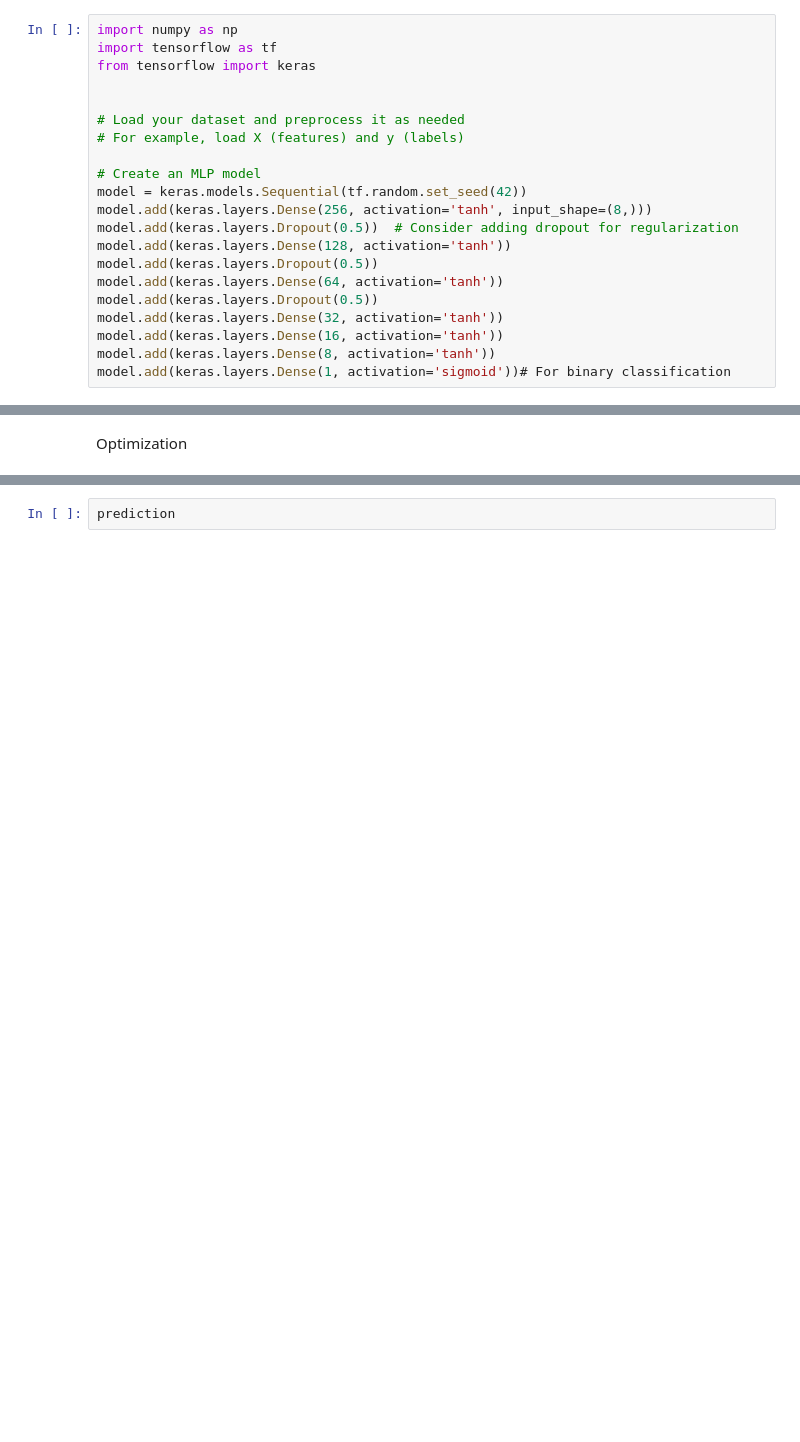
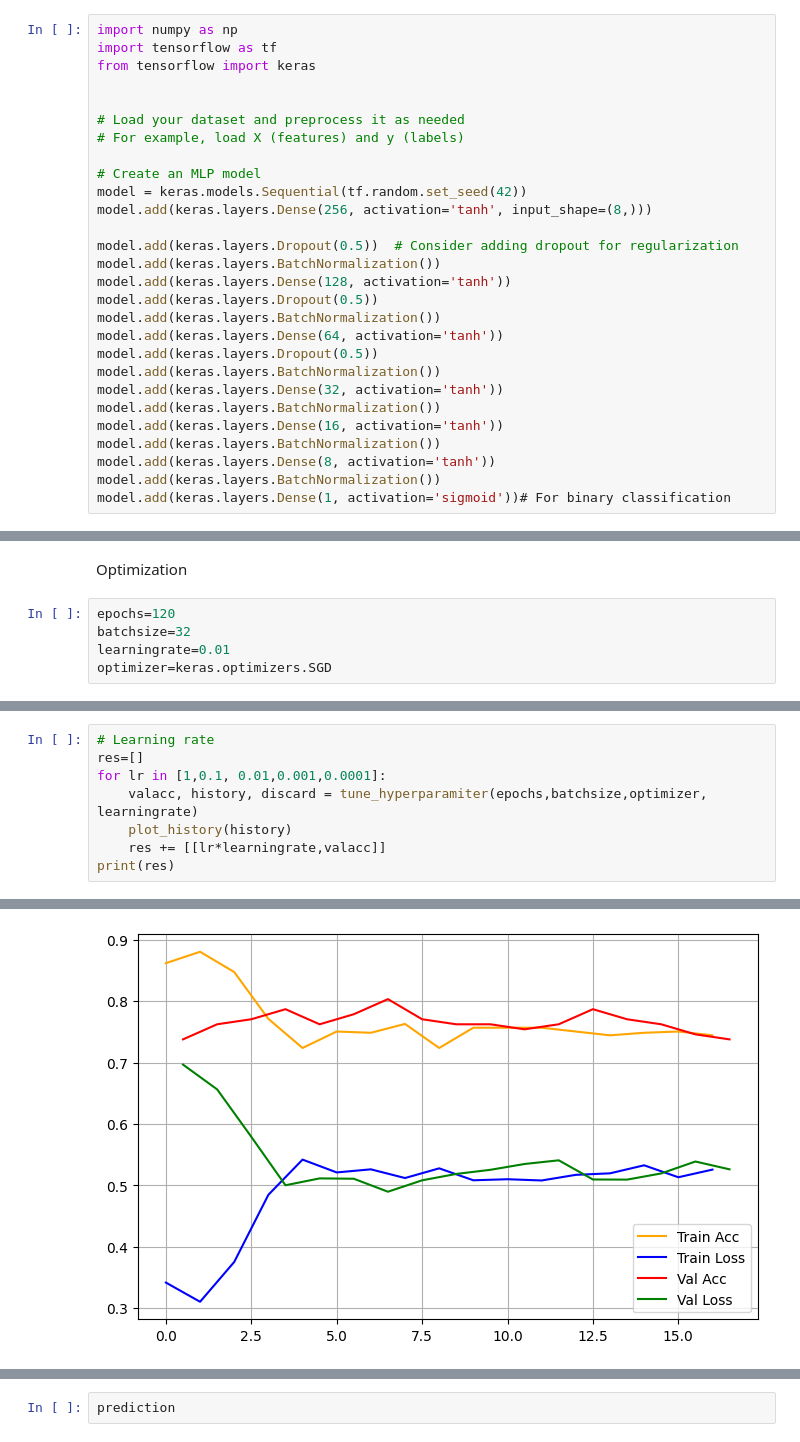
Before and after one commit to Joizra/Multilayer-Perceptron, a Jupyter notebook: A_1.ipynb, the cells around one changed output, grey strips where cells are left out. Drawn from its saved outputs; the diff is of its cells as text; blank space fills up the shorter version.

```diff
--- a/A_1.ipynb
+++ b/A_1.ipynb
@@ -457,14 +457,21 @@ from tensorflow import keras
 # Create an MLP model
 model = keras.models.Sequential(tf.random.set_seed(42))
 model.add(keras.layers.Dense(256, activation='tanh', input_shape=(8,)))
+
 model.add(keras.layers.Dropout(0.5))  # Consider adding dropout for regularization
+model.add(keras.layers.BatchNormalization())
 model.add(keras.layers.Dense(128, activation='tanh'))
 model.add(keras.layers.Dropout(0.5))
+model.add(keras.layers.BatchNormalization())
 model.add(keras.layers.Dense(64, activation='tanh'))
 model.add(keras.layers.Dropout(0.5))
+model.add(keras.layers.BatchNormalization())
 model.add(keras.layers.Dense(32, activation='tanh'))
+model.add(keras.layers.BatchNormalization())
 model.add(keras.layers.Dense(16, activation='tanh'))
+model.add(keras.layers.BatchNormalization())
 model.add(keras.layers.Dense(8, activation='tanh'))
+model.add(keras.layers.BatchNormalization())
 model.add(keras.layers.Dense(1, activation='sigmoid'))# For binary classification
 # %%
 model.summary()
@@ -488,3 +495,8 @@ Non-trainable params: 0 (0.00 Byte)
 _________________________________________________________________
 # %% [markdown]
 Optimization
+# %%
+epochs=120
+batchsize=32
+learningrate=0.01
+optimizer=keras.optimizers.SGD
@@ -490,0 +622,9 @@ Optimization
+# %%
+# Learning rate
+res=[]
+for lr in [1,0.1, 0.01,0.001,0.0001]:
+    valacc, history, discard = tune_hyperparamiter(epochs,batchsize,optimizer, learningrate)
+    plot_history(history)
+    res += [[lr*learningrate,valacc]]
+print(res)
+# %% [output]
@@ -490,0 +648 @@ Optimization
+[figure, added]
```
Also changed, not shown: parts of 10 cells of this notebook, 1 other file.
